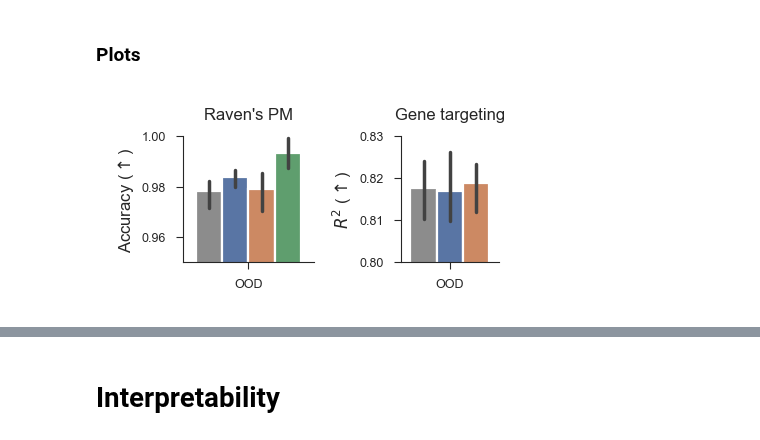
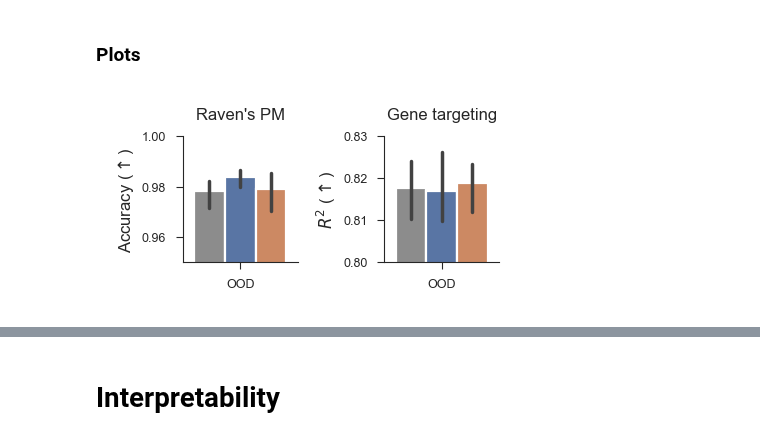
Before and after one commit to EricElmoznino/explicit_implicit_icl, a Jupyter notebook: notebooks/paper/figures.ipynb, the cells around one changed output, grey strips where cells are left out. Drawn from its saved outputs; the diff is of its cells as text; code cells hidden in the pictures.

Commit message:
Removed known prediction function from model comparisons figure and made a dedicated figure for it

```diff
--- a/notebooks/paper/figures.ipynb
+++ b/notebooks/paper/figures.ipynb
@@ -313,9 +313,7 @@ Loading from cached file data/hh_model_comparison.csv...
 # %% [markdown]
 ### Plots
 # %%
-fig, axs = plt.subplots(
-    nrows=1, ncols=5, figsize=(5.5, 1), width_ratios=[1, 1, 1, 1, 0.85]
-)
+fig, axs = plt.subplots(nrows=1, ncols=5, figsize=(5.5, 1))
 
 model_comparison_barplot(
     data=data_linreg,
@@ -366,7 +364,7 @@ model_comparison_barplot(
     ax=axs[4],
 )
 axs[4].set(title="Hodgkin-Huxley")
-axs[4].set(yscale='log')
+axs[4].set(yscale="log")
 
 for ax in axs[1:]:
     ax.set(ylabel=None)
@@ -495,6 +493,7 @@ data_raven = get_run_performances(
     },
     save_path="data/raven_model_comparison.csv",
 )
+data_raven = data_raven[data_raven["model"] != "explicit-known"]
 data_gene = get_run_performances(
     wandb_username="ericelmoznino",
     dataset="gene_crispr",
@@ -523,32 +522,32 @@ Loading from cached file data/gene_model_comparison.csv...
 # %% [markdown]
 ### Plots
 # %%
-fig, axs = plt.subplots(nrows=1, ncols=2, figsize=(2, 1), width_ratios=[4, 3])
+fig, axs = plt.subplots(nrows=1, ncols=2, figsize=(2, 1))
 
 model_comparison_barplot(
     data=data_raven,
     metrics=["val_ood/accuracy"],
     metric_short_names={"val_ood/accuracy": "OOD"},
     metric_units=r"Accuracy ($\uparrow$)",
     err_kws={"linewidth": 1.25},
     ax=axs[0],
 )
 axs[0].set(ylim=(0.95, 1.0), title="Raven's PM")
 
 model_comparison_barplot(
     data=data_gene,
     metrics="val/R2",
     metric_short_names={"val/R2": "OOD"},
     metric_units=r"$R^2$ ($\uparrow$)",
     err_kws={"linewidth": 1.25},
     ax=axs[1],
 )
 axs[1].set(ylim=(0.8, 0.83), title="Gene targeting")
 
 for ax in axs:
     ax.legend().remove()
 
 fig.savefig("saved/real-world_model_comparison.pdf")
 plt.show()
 # %% [output]
-[figure, old version]
+[figure, new version]
```
Also changed, not shown: parts of 8 cells of this notebook, 8 other files.
